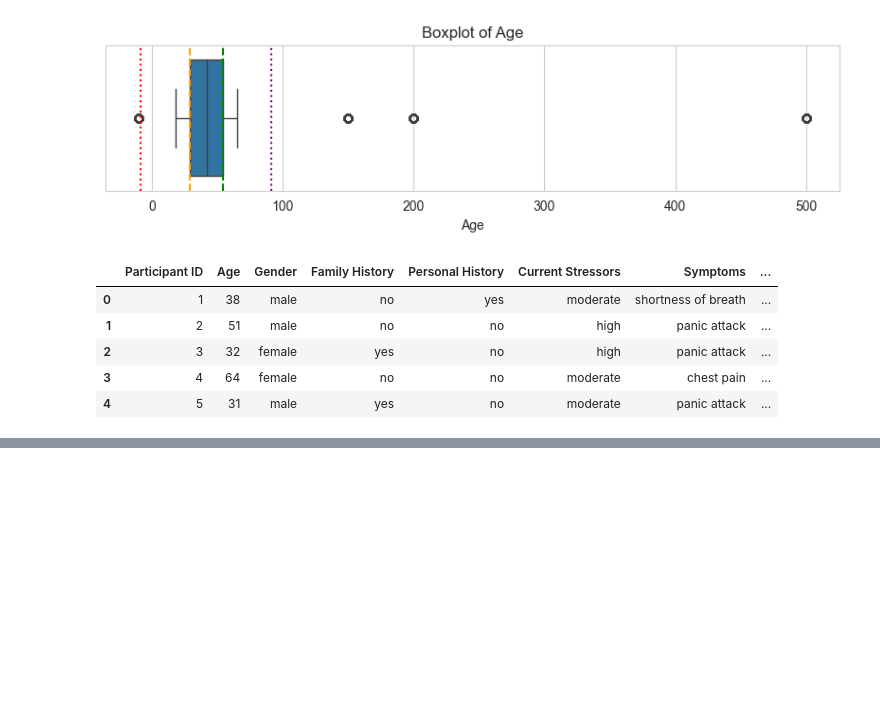
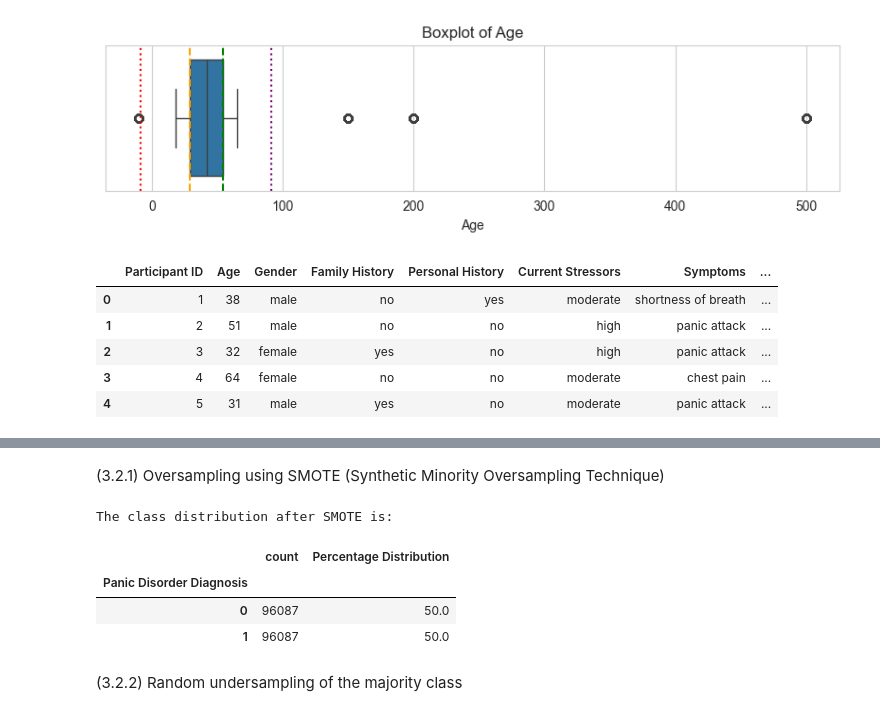
Before and after one commit to junaid9248/COSC-5610_Data-Mining, a Jupyter notebook: Final project/final_project.ipynb, the cells around one changed output, grey strips where cells are left out. Cells and saved outputs as stored; diff of their text form; code cells hidden in the pictures; blank space fills up the shorter version.

```diff
--- a/Final project/final_project.ipynb
+++ b/Final project/final_project.ipynb
@@ -403,0 +400,2 @@ print('The outliers are: {}'.format(outliers))"""
+# %% [markdown]
+(3.2.1) Oversampling using SMOTE (Synthetic Minority Oversampling Technique)
@@ -403,0 +405,43 @@ print('The outliers are: {}'.format(outliers))"""
+# %%
+#Encoding categorical features
+X= panic_cleaned.drop('Panic Disorder Diagnosis',axis=1)
+
+X_labelled = X.copy()
+
+X_labelled_categorical = X_labelled.select_dtypes(include='object')
+
+for column in X_labelled_categorical.columns:
+    lenc= LabelEncoder()
+    X_labelled[column]= lenc.fit_transform(X_labelled[column].astype(str))
+# %%
+smote = SMOTE(random_state=45)
+
+y= panic_cleaned['Panic Disorder Diagnosis']
+
+resampled_X, resampled_y = smote.fit_resample(X_labelled, y)
+
+panic_smote = pd.DataFrame(data= resampled_X)
+panic_smote['Panic Disorder Diagnosis']= resampled_y
+# %%
+classes_smote = panic_smote['Panic Disorder Diagnosis'].value_counts().sort_index()
+total = classes_smote.sum()
+class_indexes = classes_smote.index
+percentages = []
+
+for index in class_indexes:
+    percentage = round((classes_smote[index]/total)*100, 2)
+    percentages.append(percentage)
+
+#Creating a dataframe that shows us class distribution statistics
+class_distribution_smote = pd.DataFrame(data=classes_smote)
+class_distribution_smote['Percentage Distribution'] = percentages
+print('The class distribution after SMOTE is: \n')
+class_distribution_smote
+# %% [output]
+The class distribution after SMOTE is:
+|  | count | Percentage Distribution |
+| Panic Disorder Diagnosis |  |  |
+| 0 | 96087 | 50.0 |
+| 1 | 96087 | 50.0 |
+# %% [markdown]
+(3.2.2) Random undersampling of the majority class
```
Also changed, not shown: parts of 10 cells of this notebook.
